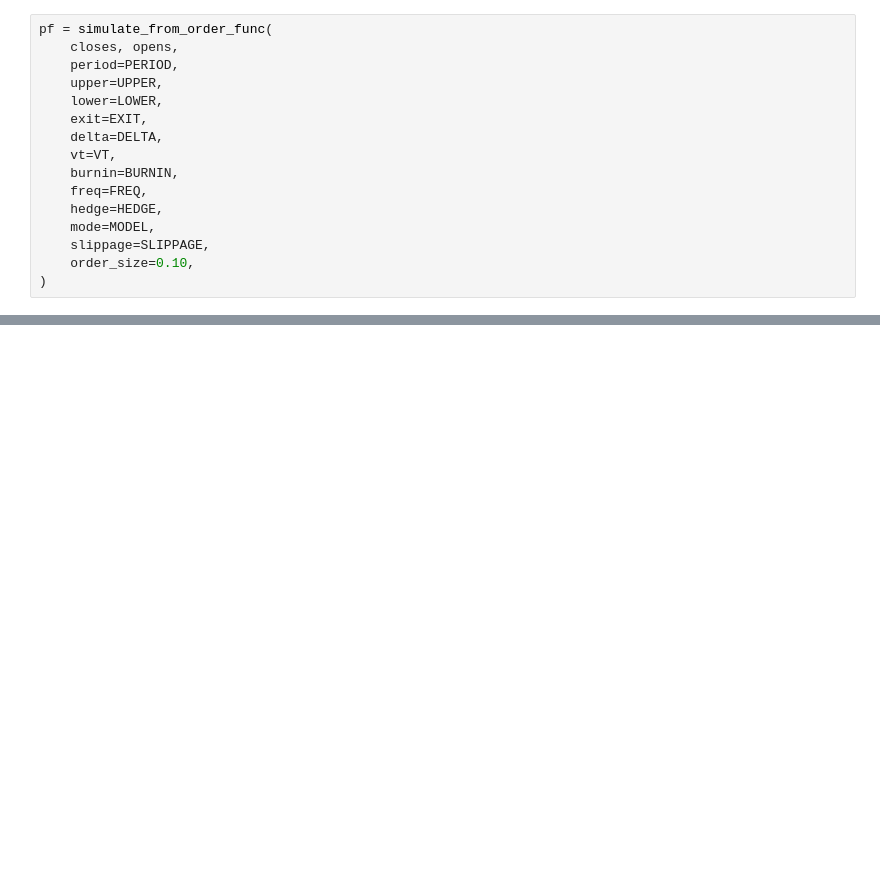
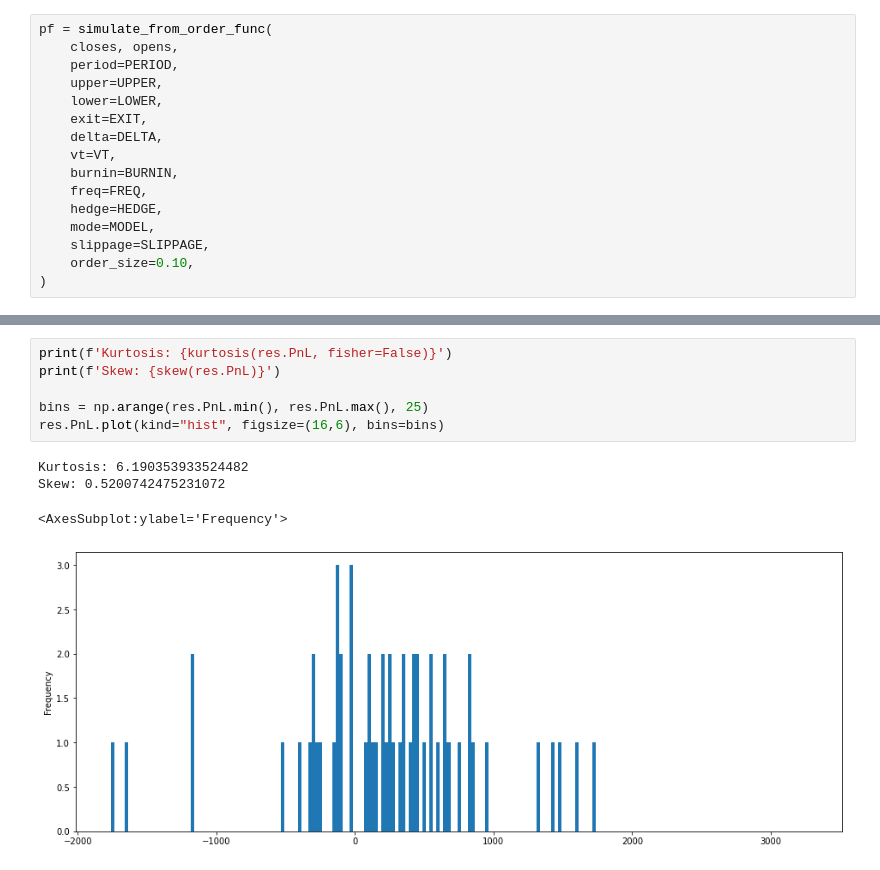
Before and after one commit to jaythequant/VBToptimizers, a Jupyter notebook: GA1review.ipynb, the cells around one changed output, grey strips where cells are left out. Cells and saved outputs as stored; diff of their text form; blank space fills up the shorter version.

```diff
--- a/GA1review.ipynb
+++ b/GA1review.ipynb
@@ -120,0 +134,11 @@ res.PnL.plot(kind="bar", figsize=(16,6))
+# %%
+print(f'Kurtosis: {kurtosis(res.PnL, fisher=False)}')
+print(f'Skew: {skew(res.PnL)}')
+
+bins = np.arange(res.PnL.min(), res.PnL.max(), 25)
+res.PnL.plot(kind="hist", figsize=(16,6), bins=bins)
+# %% [output]
+Kurtosis: 6.190353933524482
+Skew: 0.5200742475231072
+<AxesSubplot:ylabel='Frequency'>
+[figure, added]
```
Also changed, not shown: parts of 8 cells of this notebook, 12 other files.
